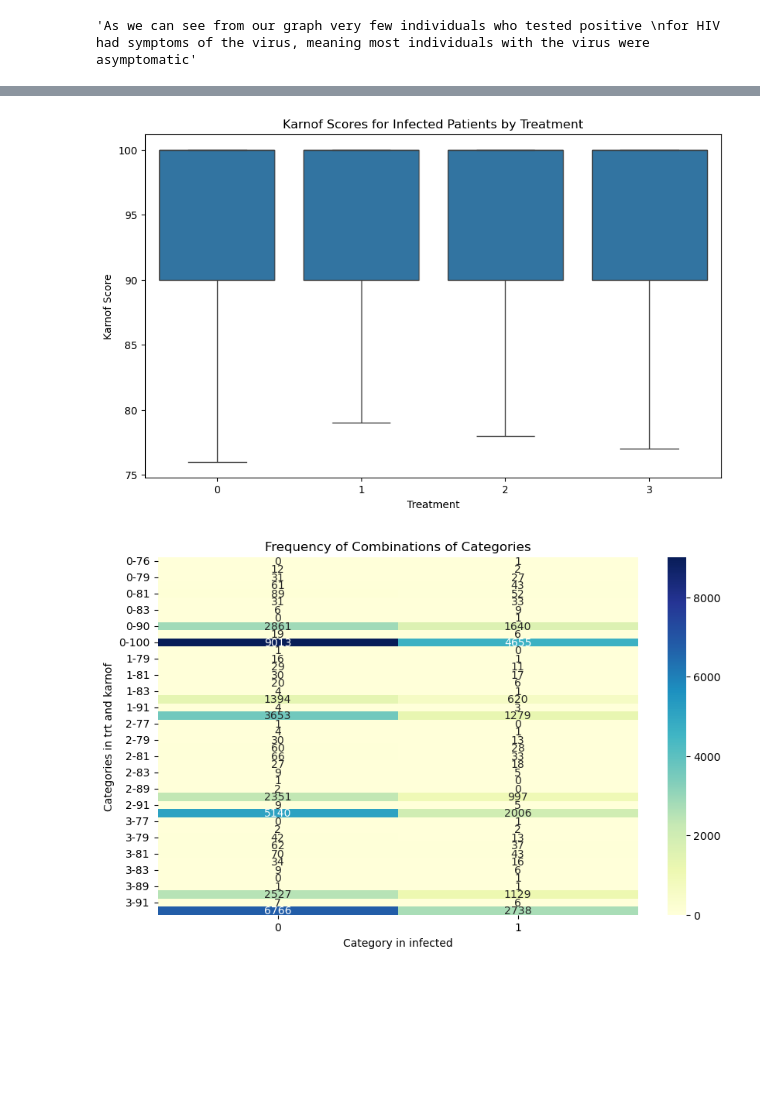
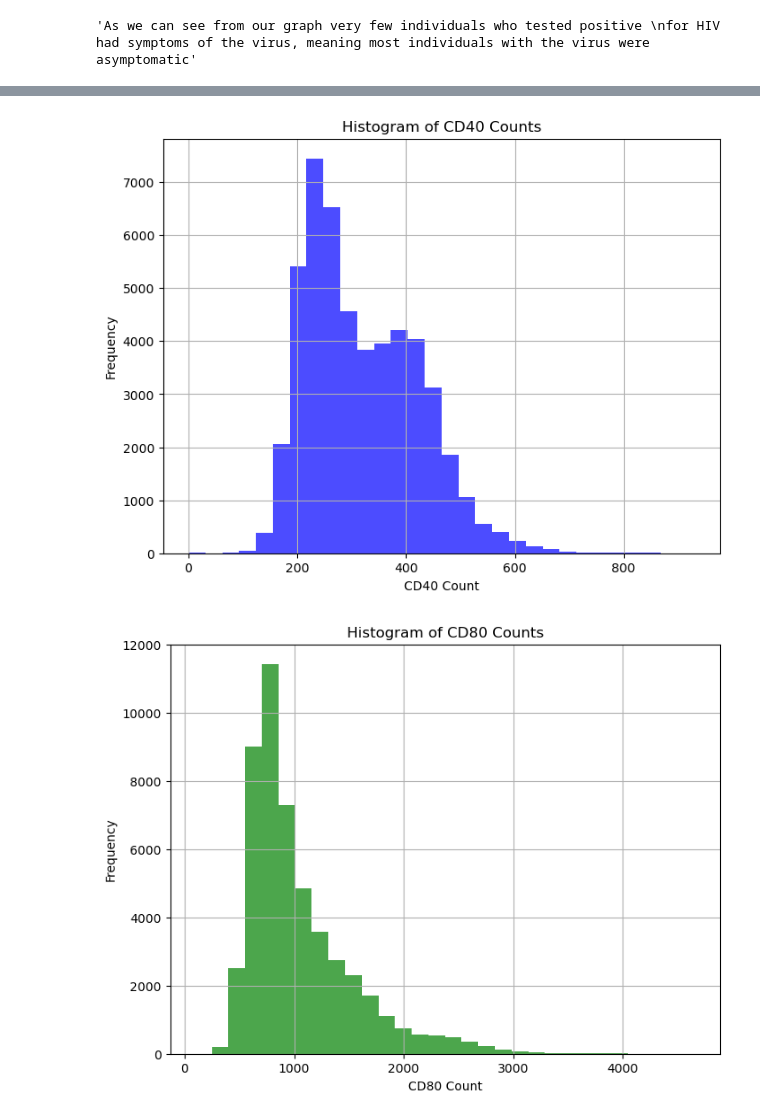
Before and after one commit to PriscillaJoan/HIV-AIDS-prediction, a Jupyter notebook: final_workbook.ipynb, the cells around one changed output, grey strips where cells are left out. Cells and saved outputs as stored; diff of their text form; code cells hidden in the pictures; blank space fills up the shorter version.

```diff
--- a/final_workbook.ipynb
+++ b/final_workbook.ipynb
@@ -467,9 +408,0 @@ plt.show()
-# %%
-"""The infected patients underwent four treatment regimens: 'ZDV Only', 'ZDV + ddI', 'ZDV + Zal', and 'ddI Only'.
- Let's examine the differences in T-cell counts before and after undergoing each of these treatments."""
-
-# different Tcells
-df['cd4_difference'] = df['cd420'] - df['cd40']
-cd4_trt = df.loc[df['infected'] == 1 , ['cd40' ,  'trt', 'treat']]
-cd4_trt.__dataframe__
-cd4_trt
@@ -721,24 +409,25 @@ plt.show()
-# %%
-infected_data = df[df['infected'] == True]  # Filter infected patients
-
-# Create a box plot to compare Karnof scores for different treatments
-plt.figure(figsize=(10, 6))  # Adjust the figure size if needed
-sns.boxplot(data=infected_data, x='trt', y='karnof')
-plt.title('Karnof Scores for Infected Patients by Treatment')
-plt.xlabel('Treatment')
-plt.ylabel('Karnof Score')
-plt.show()
-# %% [output]
-[figure, removed]
-# %%
-cross_tab = pd.crosstab(index=[df['trt'], df['karnof']], columns=df['infected'])
-
-# Create a heatmap
-plt.figure(figsize=(10, 6))  # Adjust the figure size if needed
-sns.heatmap(cross_tab, cmap='YlGnBu', annot=True, fmt='d')
-plt.xlabel('Category in infected')
-plt.ylabel('Categories in trt and karnof')
-plt.title('Frequency of Combinations of Categories')
-plt.show()
-# %% [output]
-[figure, removed]
+# %%
+"""Cd40 and cd80 are the baseline cell counts before the trial began. We want to see whether infected patients who had started treatment before
+the trial began had a lower cd40 and cd80 count. And also the effect of medication on cd40 and cd80 counts
+But first we have to access the normality of our data before carrying out our Anova Test"""
+
+# Plot histogram for CD40 counts
+plt.figure(figsize=(8, 6))
+plt.hist(df['cd40'], bins=30, color='blue', alpha=0.7)
+plt.title('Histogram of CD40 Counts')
+plt.xlabel('CD40 Count')
+plt.ylabel('Frequency')
+plt.grid(True)
+plt.show()
+
+# Plot histogram for CD80 counts
+plt.figure(figsize=(8, 6))
+plt.hist(df['cd80'], bins=30, color='green', alpha=0.7)
+plt.title('Histogram of CD80 Counts')
+plt.xlabel('CD80 Count')
+plt.ylabel('Frequency')
+plt.grid(True)
+plt.show()
+# %% [output]
+[figure, added]
+[figure, added]
```
Also changed, not shown: parts of 27 cells of this notebook, 2 other files.
